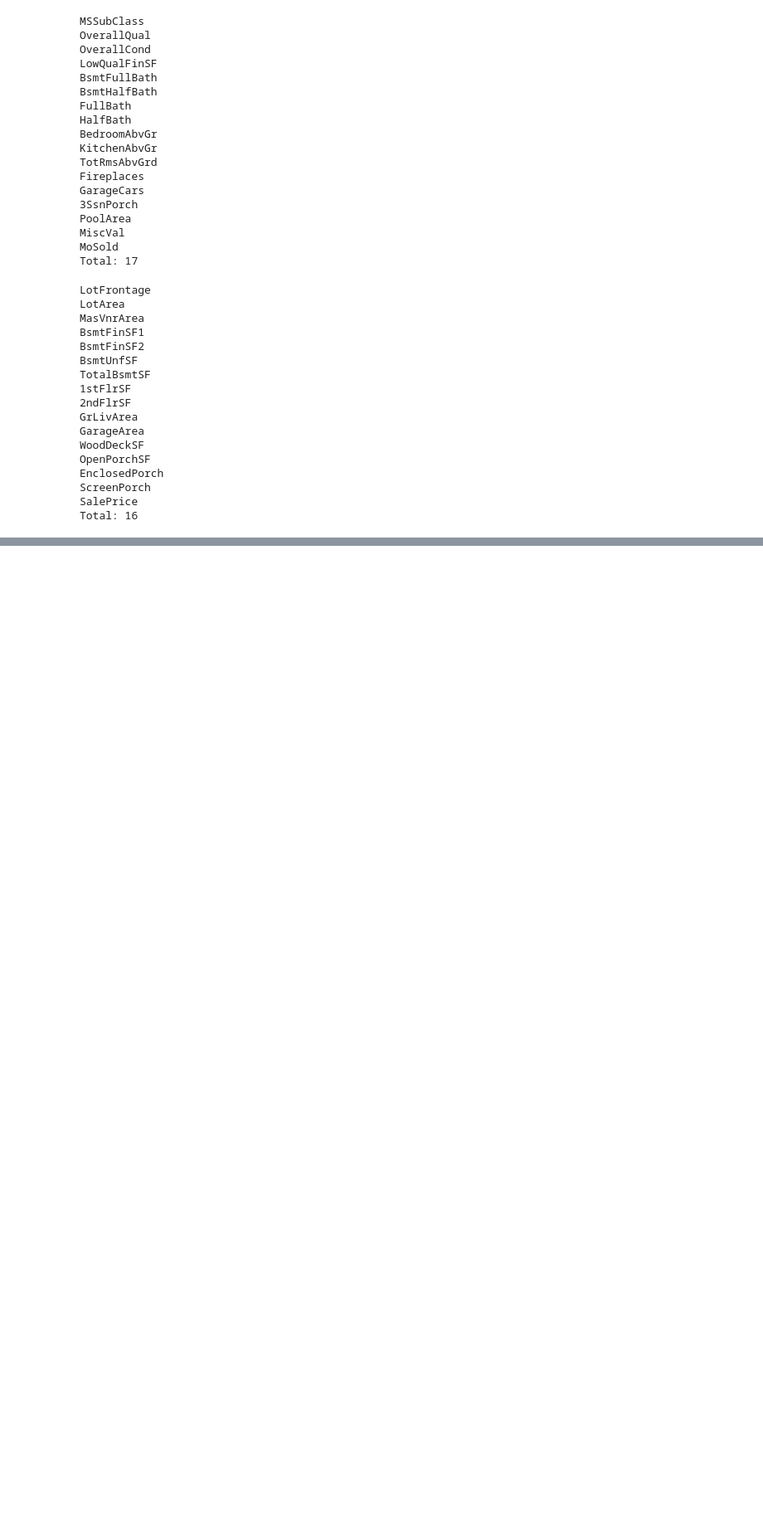
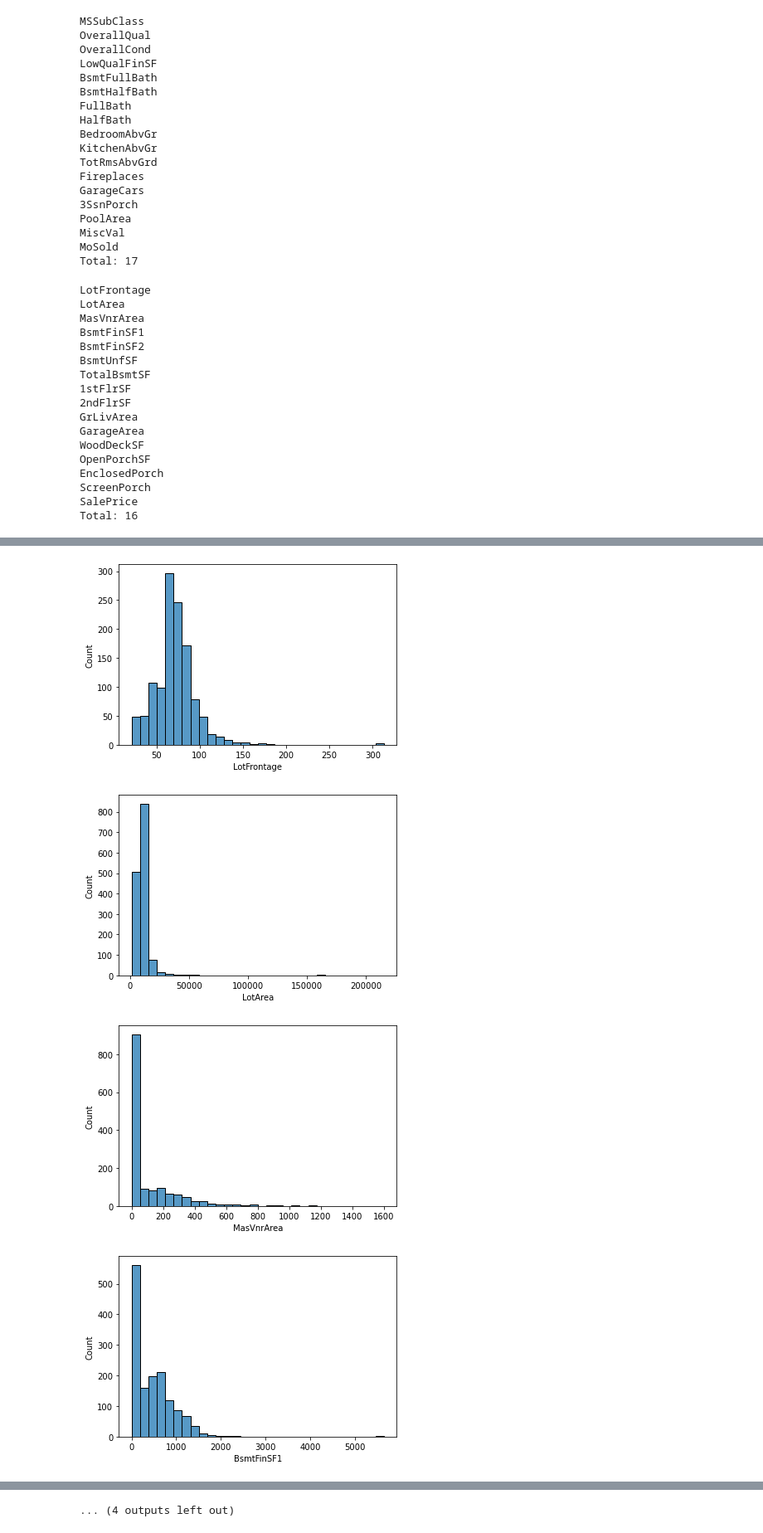
Before and after one commit to Data-csc/Exploratory_Data_Analysis, a Jupyter notebook: house_price_prediction.ipynb, the cells around one changed output, grey strips where cells are left out. Shown at 83% size. Drawn from its saved outputs; the diff is of its cells as text; code cells hidden in the pictures; blank space fills up the shorter version.

```diff
--- a/house_price_prediction.ipynb
+++ b/house_price_prediction.ipynb
@@ -242,9 +247,10 @@ for discrete_variable in discrete_variables:
 ... (5 outputs left out)
 # %%
 for cont_variable in cont_variables:
-    sns.scatterplot(x=cont_variable, y='SalePrice', data=dataset)
-    plt.title(cont_variable)
-    plt.show()
+    if 'SalePrice' not in cont_variable:
+        sns.scatterplot(x=cont_variable, y='SalePrice', data=dataset)
+        plt.title(cont_variable)
+        plt.show()
 # %% [output]
 [figure]
 [figure]
@@ -261,0 +272,9 @@ for cont_variable in cont_variables:
+# %%
+for cont_variable in cont_variables:
+        sns.histplot(x=cont_variable, data=dataset, bins=30)
+        plt.show()
+# %% [output]
+[figure, added]
+[figure, added]
+[figure, added]
+[figure, added]
@@ -261,0 +289 @@ for cont_variable in cont_variables:
+... (4 outputs left out)
```
Also changed, not shown: parts of 35 cells of this notebook.
